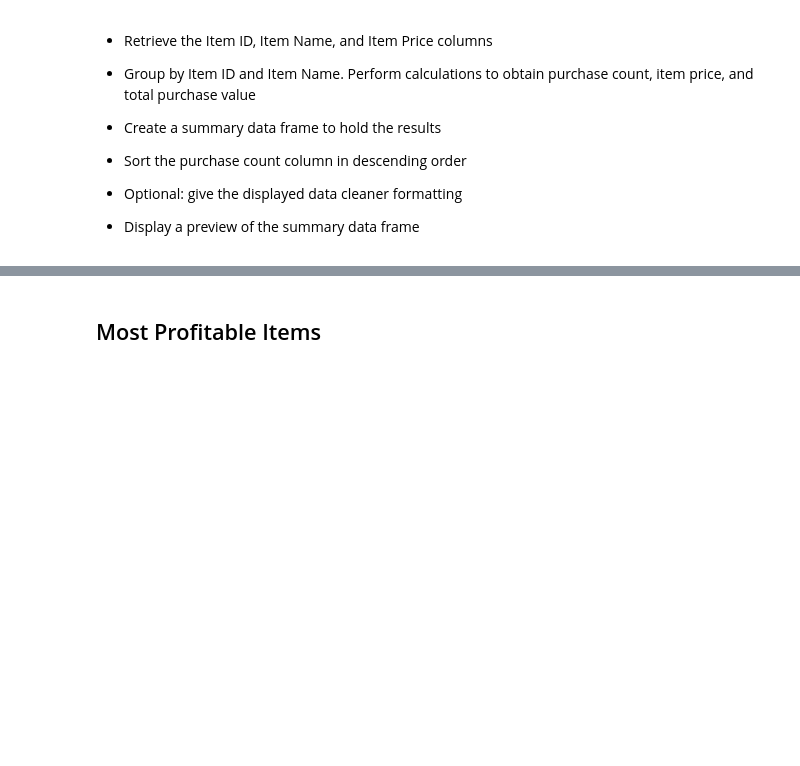
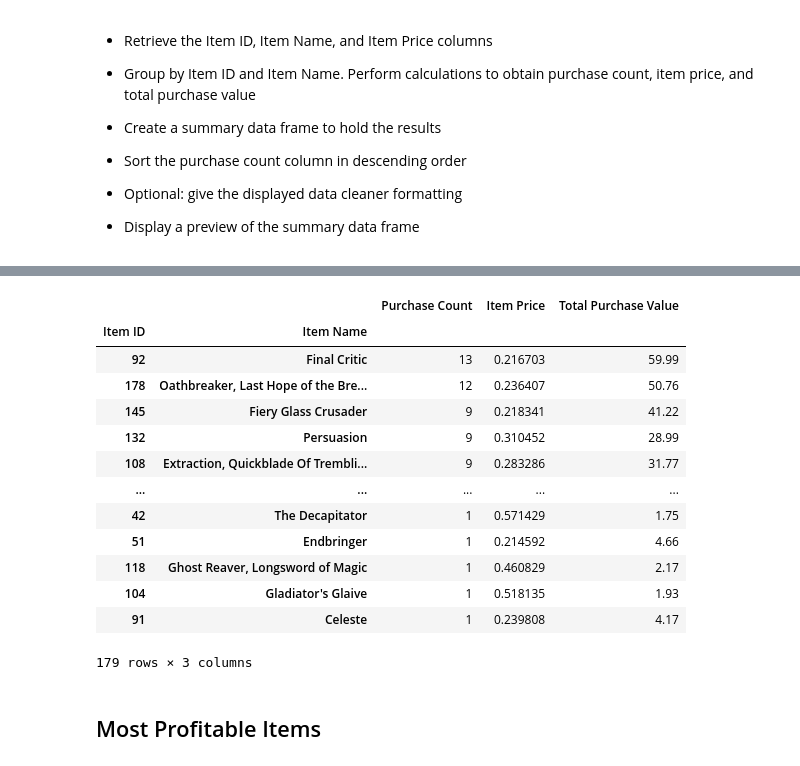
Before and after one commit to AmyAndersson/HeroesOfPymoli, a Jupyter notebook: HeroesOfPymoli_starter.ipynb, the cells around one changed output, grey strips where cells are left out. Cells and saved outputs as stored; diff of their text form; code cells hidden in the pictures; blank space fills up the shorter version.

```diff
--- a/HeroesOfPymoli_starter.ipynb
+++ b/HeroesOfPymoli_starter.ipynb
@@ -316,3 +293,31 @@ DataFrame.sort_values(self, by[, axis, …])
+# %%
+Pop_items= purchase_data_df[["Item ID", "Item Name", "Price"]]
+Pop_items=Pop_items.groupby(["Item ID", "Item Name"])
+
+
+purchase_count_pop=Pop_items["Item Name"].count()
+
+Tot_purch_price_pop=Pop_items["Price"].sum()
+Item_price_pop=purchase_count_pop/Tot_purch_price_pop
+
+Pop_items=pd.DataFrame({"Purchase Count": purchase_count_pop, "Item Price": Item_price_pop, "Total Purchase Value": Tot_purch_price_pop})
+Pop_items_sorted=Pop_items.sort_values("Purchase Count", ascending =False)
+Pop_items_sorted
+# %% [output]
+|  |  | Purchase Count | Item Price | Total Purchase Value |
+| Item ID | Item Name |  |  |  |
+| 92 | Final Critic | 13 | 0.216703 | 59.99 |
+| 178 | Oathbreaker, Last Hope of the Bre... | 12 | 0.236407 | 50.76 |
+| 145 | Fiery Glass Crusader | 9 | 0.218341 | 41.22 |
+| 132 | Persuasion | 9 | 0.310452 | 28.99 |
+| 108 | Extraction, Quickblade Of Trembli... | 9 | 0.283286 | 31.77 |
+| ... | ... | ... | ... | ... |
+| 42 | The Decapitator | 1 | 0.571429 | 1.75 |
+| 51 | Endbringer | 1 | 0.214592 | 4.66 |
+| 118 | Ghost Reaver, Longsword of Magic | 1 | 0.460829 | 2.17 |
+| 104 | Gladiator's Glaive | 1 | 0.518135 | 1.93 |
+| 91 | Celeste | 1 | 0.239808 | 4.17 |
+179 rows × 3 columns
 # %% [markdown]
 ## Most Profitable Items
 # %% [markdown]
```
Also changed, not shown: parts of 4 cells of this notebook.
